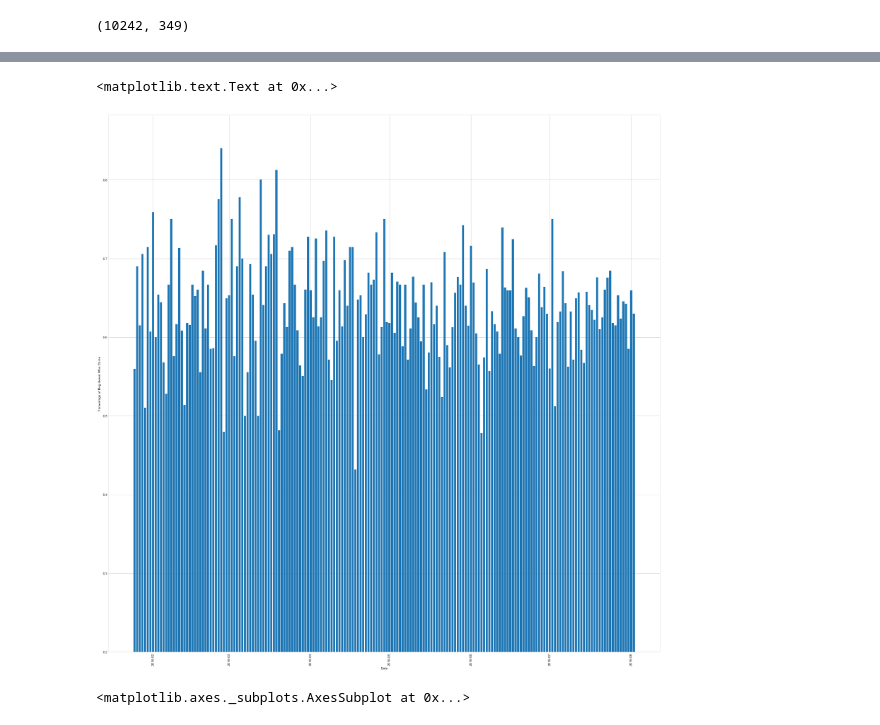
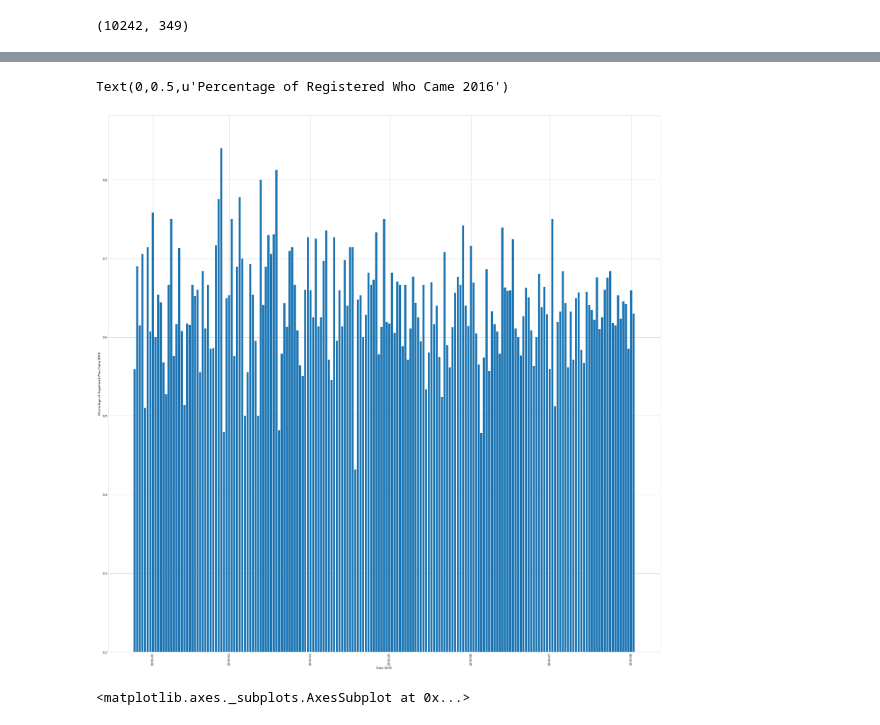
Before and after one commit to JohnHKleeman/MDG_Work, a Jupyter notebook: Trozzi_CoWorker_Project/SuperZoo_Analysis-Graphs.ipynb, the cells around one changed output, grey strips where cells are left out. Saved outputs shown, nothing was run; the diff lists cells and outputs as text; code cells hidden in the pictures.

```diff
--- a/Trozzi_CoWorker_Project/SuperZoo_Analysis-Graphs.ipynb
+++ b/Trozzi_CoWorker_Project/SuperZoo_Analysis-Graphs.ipynb
@@ -433,14 +500,14 @@ Registrants_Excel
 # %%
 plt.figure(figsize=(30, 30))# people who registered on that day
 plt.bar(plotting.index,percentage )
 #plt.yticks(np.arange(0, 600, 20))
 plt.xticks(rotation='vertical')
 plt.ylim(ymin=.2)
-plt.xlabel('Date')
-plt.ylabel('Percentage of Registered Who Came')
+plt.xlabel('Date 2016')
+plt.ylabel('Percentage of Registered Who Came 2016')
 # %% [output]
-<matplotlib.text.Text at 0x...>
+Text(0,0.5,u'Percentage of Registered Who Came 2016')
-[figure, old version]
+[figure, new version]
 # %%
 plt.figure(figsize=(60, 60))
 plt.plot(plotting.index.sort_values(ascending=True), plotting)
```
Also changed, not shown: parts of 22 cells of this notebook.
